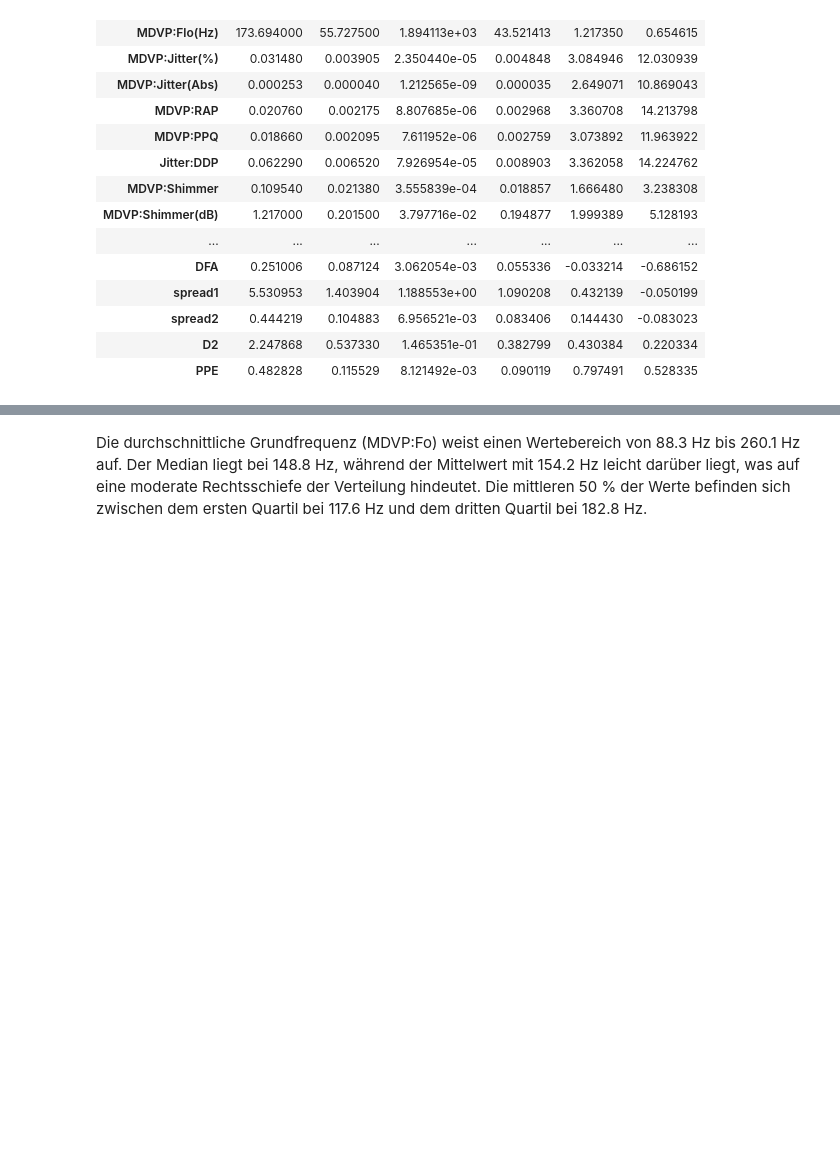
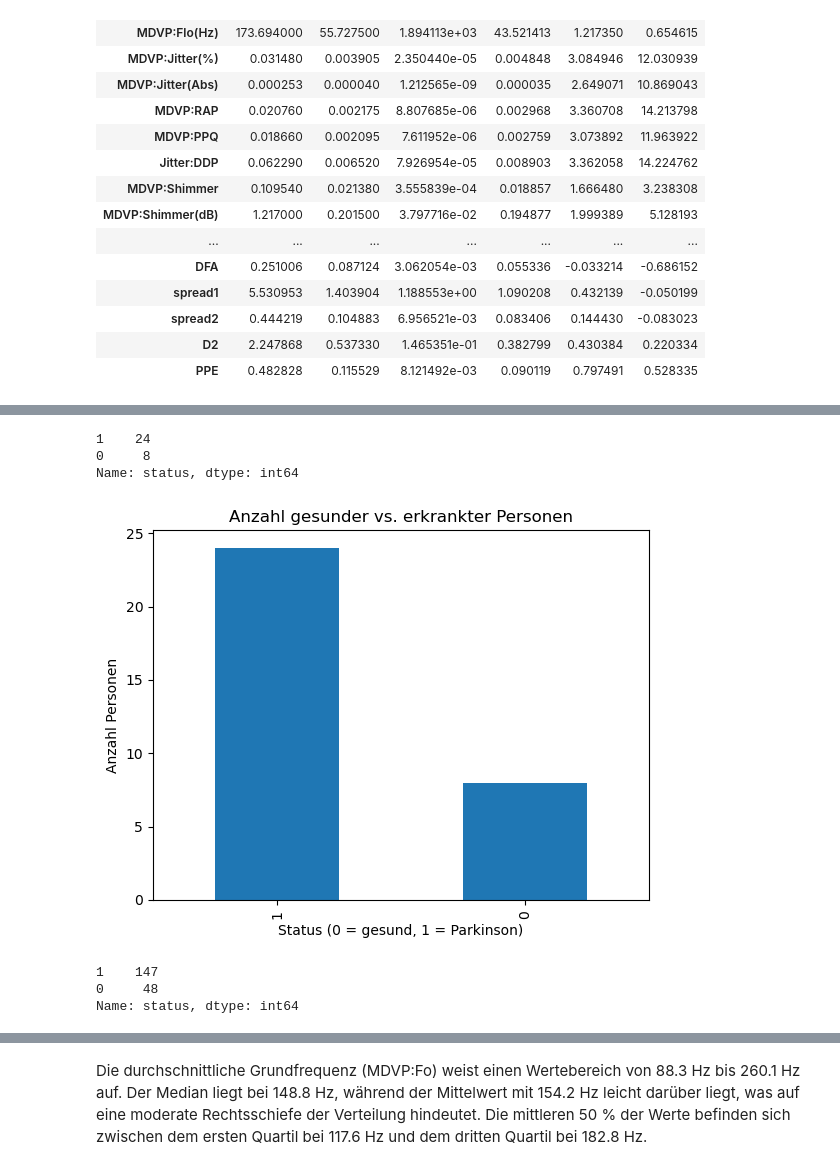
Before and after one commit to annikavanrooijen/Parkinson-Detection, a Jupyter notebook: Semesterprojekt.ipynb, the cells around one changed output, grey strips where cells are left out. Drawn from its saved outputs; the diff is of its cells as text; code cells hidden in the pictures; blank space fills up the shorter version.

```diff
--- a/Semesterprojekt.ipynb
+++ b/Semesterprojekt.ipynb
@@ -341 +346,25 @@ stats
+# %%
+# Anzahl Gesunder vs. kranker Personen
+subjects = df[['subject_number', 'status']].drop_duplicates()
+count = subjects['status'].value_counts()
+
+count
+# %% [output]
+1    24
+0     8
+Name: status, dtype: int64
+# %%
+count.plot(kind='bar')
+plt.title('Anzahl gesunder vs. erkrankter Personen')
+plt.xlabel('Status (0 = gesund, 1 = Parkinson)')
+plt.ylabel('Anzahl Personen')
+plt.show()
+# %% [output]
+[figure, added]
+# %%
+df['status'].value_counts()
+# %% [output]
+1    147
+0     48
+Name: status, dtype: int64
 # %% [markdown]
```
Also changed, not shown: parts of 25 cells of this notebook.
